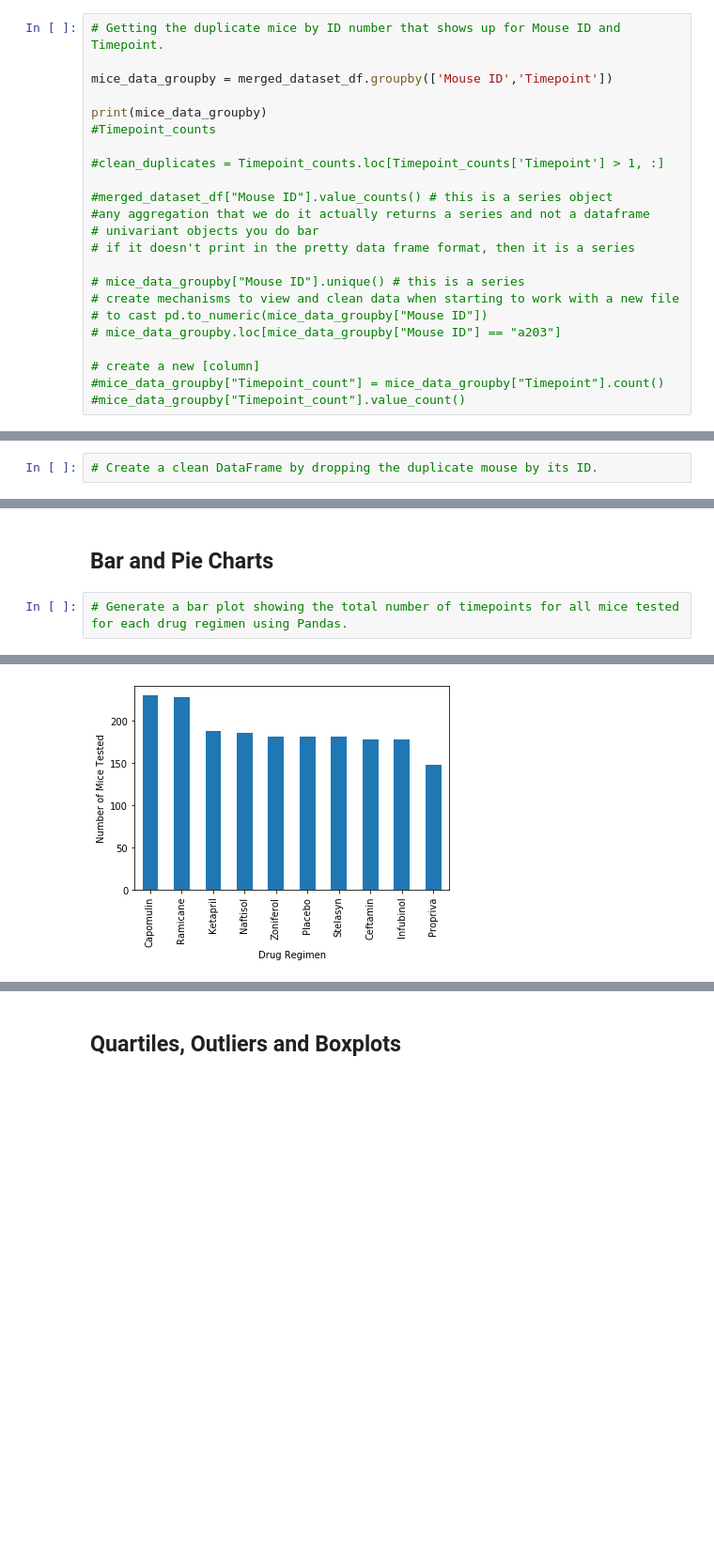
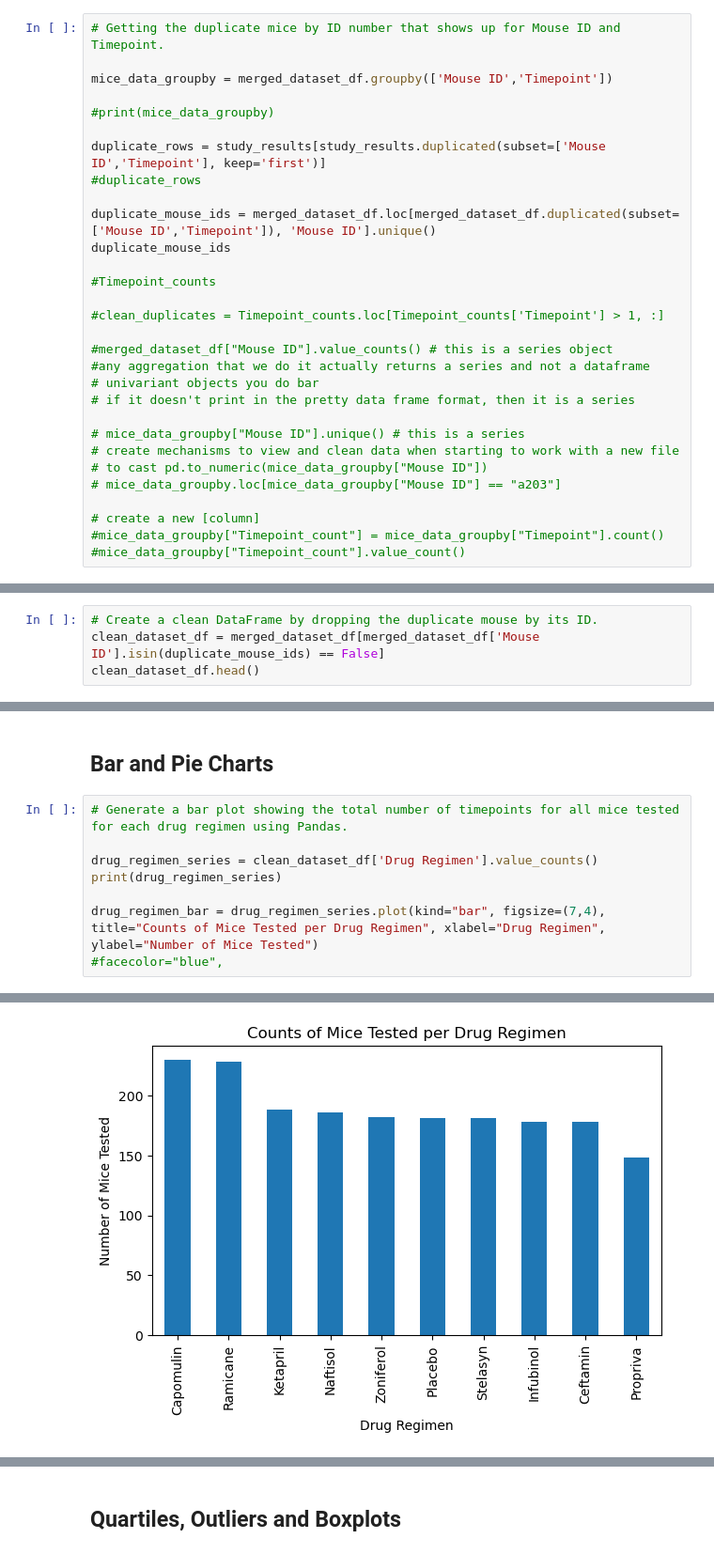
Before and after one commit to eabouche/pharmaceuticals-challenge, a Jupyter notebook: Pymaceuticals/Pharmaceuticals_Clinical_Study.ipynb, the cells around one changed output, grey strips where cells are left out. Shown at 94% size. Drawn from its saved outputs; the diff is of its cells as text; blank space fills up the shorter version.

```diff
--- a/Pymaceuticals/Pharmaceuticals_Clinical_Study.ipynb
+++ b/Pymaceuticals/Pharmaceuticals_Clinical_Study.ipynb
@@ -78,7 +78,14 @@ total_mice_in_merge
 
 mice_data_groupby = merged_dataset_df.groupby(['Mouse ID','Timepoint'])
 
-print(mice_data_groupby)
+#print(mice_data_groupby)
+
+duplicate_rows = study_results[study_results.duplicated(subset=['Mouse ID','Timepoint'], keep='first')]
+#duplicate_rows
+
+duplicate_mouse_ids = merged_dataset_df.loc[merged_dataset_df.duplicated(subset=['Mouse ID','Timepoint']), 'Mouse ID'].unique()
+duplicate_mouse_ids
+
 #Timepoint_counts
 
 #clean_duplicates = Timepoint_counts.loc[Timepoint_counts['Timepoint'] > 1, :]
@@ -118,3 +126,5 @@ print(mice_data_groupby)
 # %%
 # Create a clean DataFrame by dropping the duplicate mouse by its ID.
+clean_dataset_df = merged_dataset_df[merged_dataset_df['Mouse ID'].isin(duplicate_mouse_ids) == False]
+clean_dataset_df.head()
 # %% [output]
@@ -172,4 +259,10 @@ print(mice_data_groupby)
 ## Bar and Pie Charts
 # %%
 # Generate a bar plot showing the total number of timepoints for all mice tested for each drug regimen using Pandas.
+
+drug_regimen_series = clean_dataset_df['Drug Regimen'].value_counts()
+print(drug_regimen_series)
+
+drug_regimen_bar = drug_regimen_series.plot(kind="bar", figsize=(7,4), title="Counts of Mice Tested per Drug Regimen", xlabel="Drug Regimen", ylabel="Number of Mice Tested")
+#facecolor="blue",
 # %% [output]
@@ -176 +280 @@ print(mice_data_groupby)
-[figure, old version]
+[figure, new version]
```
Also changed, not shown: parts of 20 cells of this notebook.
